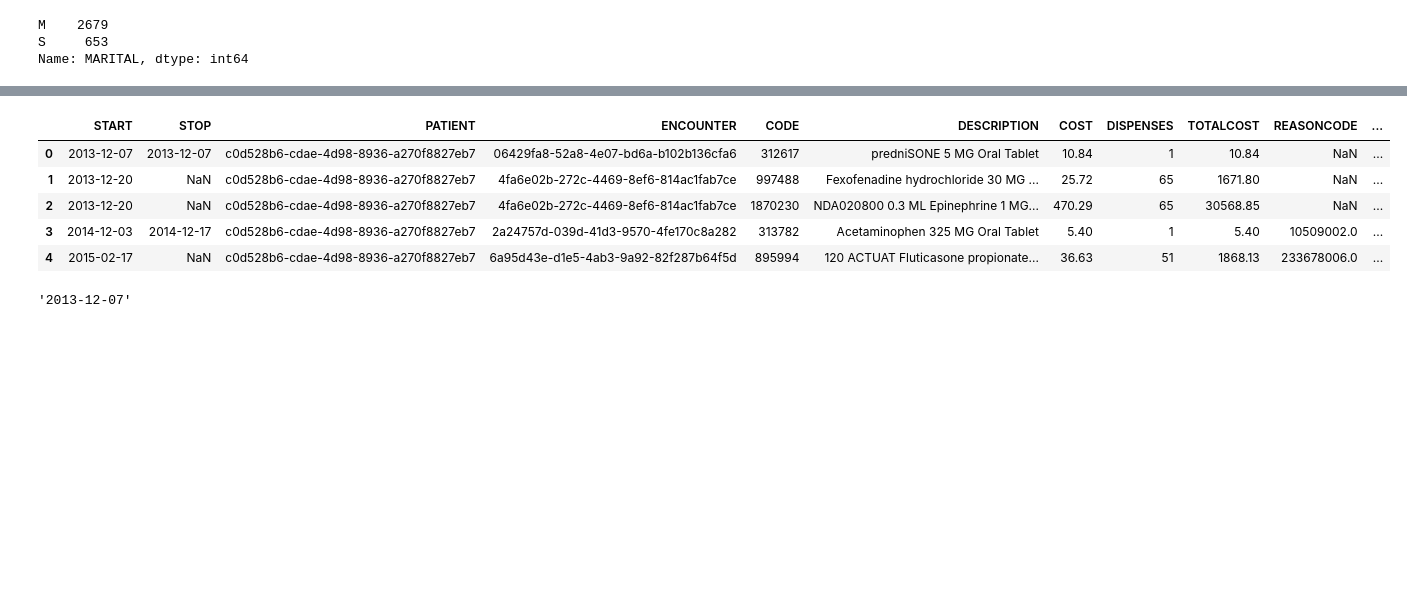
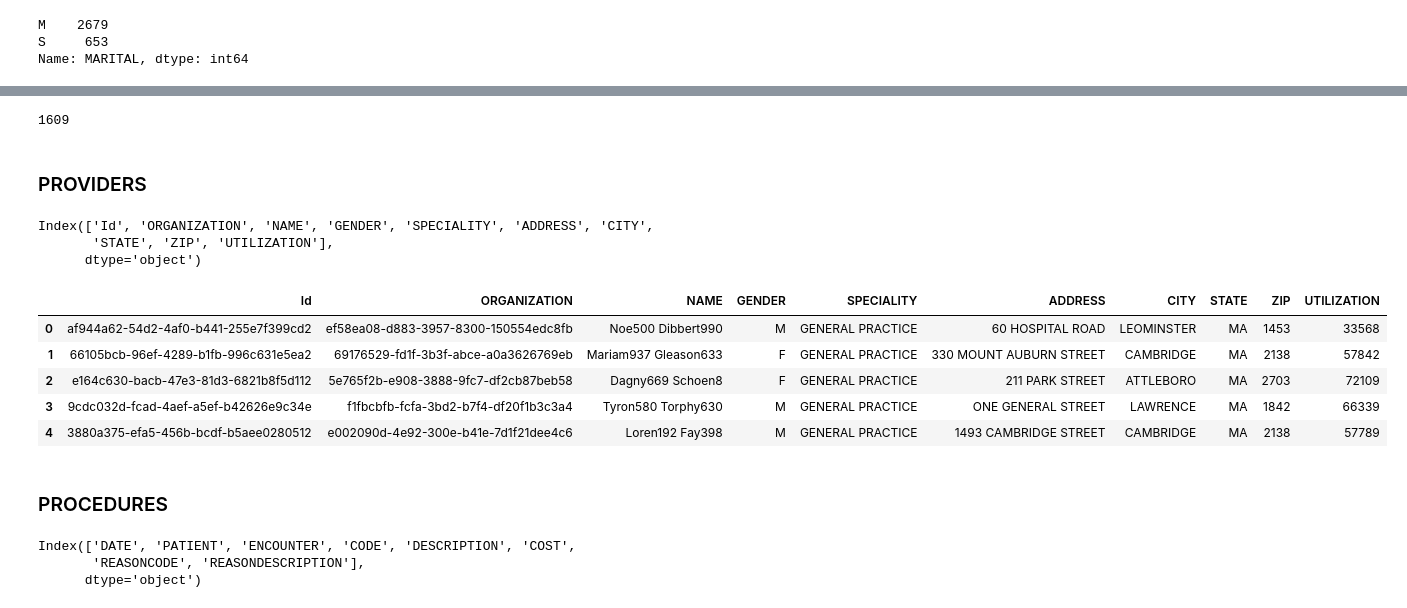
Before and after one commit to mtrotter/massandopolis, a Jupyter notebook: quest_for_wrongness.ipynb, the cells around one changed output, grey strips where cells are left out. Saved outputs shown, nothing was run; the diff lists cells and outputs as text; code cells hidden in the pictures; blank space fills up the shorter version.

Commit message:
calling a stop to basic explorations, setting up drill downs and final summary next

```diff
--- a/quest_for_wrongness.ipynb
+++ b/quest_for_wrongness.ipynb
@@ -278,0 +711,4 @@ meds = pd.read_csv("medications.csv")
+# %%
+len(cond[cond['DESCRIPTION'].str.contains("overdose")][cond['DEATHDATE'].isnull()==False])
+# %% [output]
+1609
@@ -279,13 +717,21 @@ meds = pd.read_csv("medications.csv")
+# %% [markdown]
+### PROVIDERS
+# %%
+prov = pd.read_csv("providers.csv")
+# %%
+prov.columns
+# %% [output]
+Index(['Id', 'ORGANIZATION', 'NAME', 'GENDER', 'SPECIALITY', 'ADDRESS', 'CITY',
+       'STATE', 'ZIP', 'UTILIZATION'],
+      dtype='object')
 # %%
-meds.head()
+prov.head()
 # %% [output]
-|  | START | STOP | PATIENT | ENCOUNTER | CODE | DESCRIPTION | COST | DISPENSES | TOTALCOST | REASONCODE | ... |
-| 0 | 2013-12-07 | 2013-12-07 | c0d528b6-cdae-4d98-8936-a270f8827eb7 | 06429fa8-52a8-4e07-bd6a-b102b136cfa6 | 312617 | predniSONE 5 MG Oral Tablet | 10.84 | 1 | 10.84 | NaN | ... |
-| 1 | 2013-12-20 | NaN | c0d528b6-cdae-4d98-8936-a270f8827eb7 | 4fa6e02b-272c-4469-8ef6-814ac1fab7ce | 997488 | Fexofenadine hydrochloride 30 MG ... | 25.72 | 65 | 1671.80 | NaN | ... |
-| 2 | 2013-12-20 | NaN | c0d528b6-cdae-4d98-8936-a270f8827eb7 | 4fa6e02b-272c-4469-8ef6-814ac1fab7ce | 1870230 | NDA020800 0.3 ML Epinephrine 1 MG... | 470.29 | 65 | 30568.85 | NaN | ... |
-| 3 | 2014-12-03 | 2014-12-17 | c0d528b6-cdae-4d98-8936-a270f8827eb7 | 2a24757d-039d-41d3-9570-4fe170c8a282 | 313782 | Acetaminophen 325 MG Oral Tablet | 5.40 | 1 | 5.40 | 10509002.0 | ... |
-| 4 | 2015-02-17 | NaN | c0d528b6-cdae-4d98-8936-a270f8827eb7 | 6a95d43e-d1e5-4ab3-9a92-82f287b64f5d | 895994 | 120 ACTUAT Fluticasone propionate... | 36.63 | 51 | 1868.13 | 233678006.0 | ... |
+|  | Id | ORGANIZATION | NAME | GENDER | SPECIALITY | ADDRESS | CITY | STATE | ZIP | UTILIZATION |
+| 0 | af944a62-54d2-4af0-b441-255e7f399cd2 | ef58ea08-d883-3957-8300-150554edc8fb | Noe500 Dibbert990 | M | GENERAL PRACTICE | 60 HOSPITAL ROAD | LEOMINSTER | MA | 1453 | 33568 |
+| 1 | 66105bcb-96ef-4289-b1fb-996c631e5ea2 | 69176529-fd1f-3b3f-abce-a0a3626769eb | Mariam937 Gleason633 | F | GENERAL PRACTICE | 330 MOUNT AUBURN STREET | CAMBRIDGE | MA | 2138 | 57842 |
+| 2 | e164c630-bacb-47e3-81d3-6821b8f5d112 | 5e765f2b-e908-3888-9fc7-df2cb87beb58 | Dagny669 Schoen8 | F | GENERAL PRACTICE | 211 PARK STREET | ATTLEBORO | MA | 2703 | 72109 |
+| 3 | 9cdc032d-fcad-4aef-a5ef-b42626e9c34e | f1fbcbfb-fcfa-3bd2-b7f4-df20f1b3c3a4 | Tyron580 Torphy630 | M | GENERAL PRACTICE | ONE GENERAL STREET | LAWRENCE | MA | 1842 | 66339 |
+| 4 | 3880a375-efa5-456b-bcdf-b5aee0280512 | e002090d-4e92-300e-b41e-7d1f21dee4c6 | Loren192 Fay398 | M | GENERAL PRACTICE | 1493 CAMBRIDGE STREET | CAMBRIDGE | MA | 2138 | 57789 |
-# %%
-meds['STOP'].values[0]
-# %% [output]
-'2013-12-07'
+# %% [markdown]
+### PROCEDURES
@@ -291,0 +740,6 @@ meds['STOP'].values[0]
+# %%
+proc.columns
+# %% [output]
+Index(['DATE', 'PATIENT', 'ENCOUNTER', 'CODE', 'DESCRIPTION', 'COST',
+       'REASONCODE', 'REASONDESCRIPTION'],
+      dtype='object')
```
Also changed, not shown: parts of 85 cells of this notebook.
